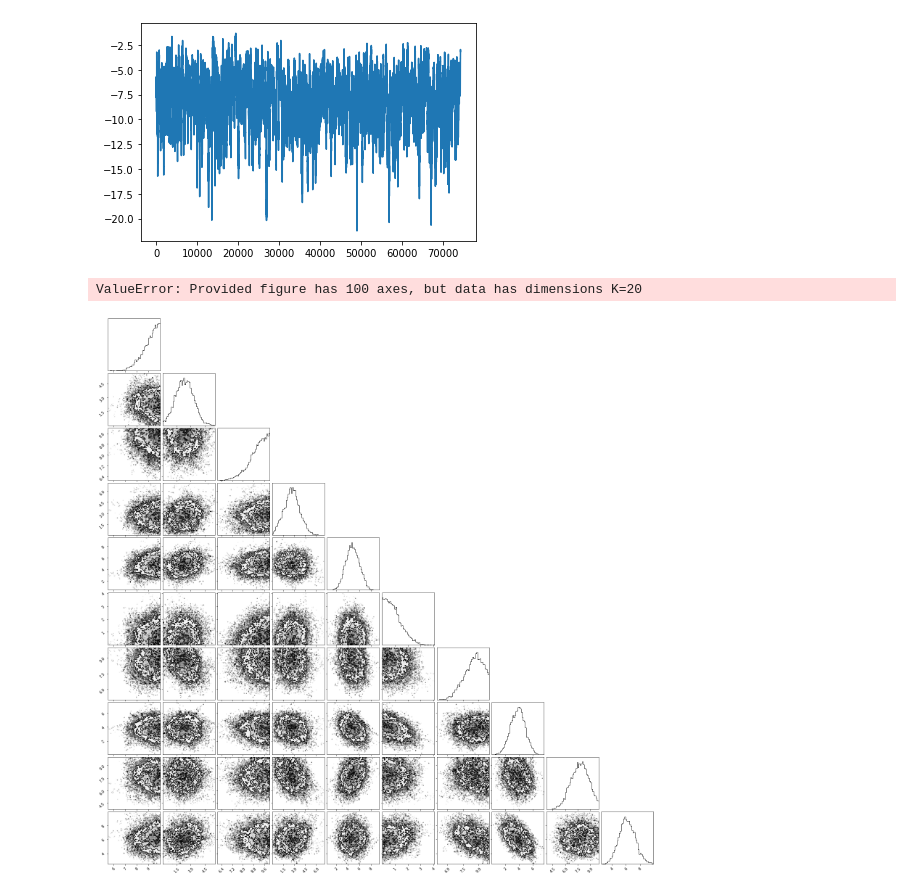
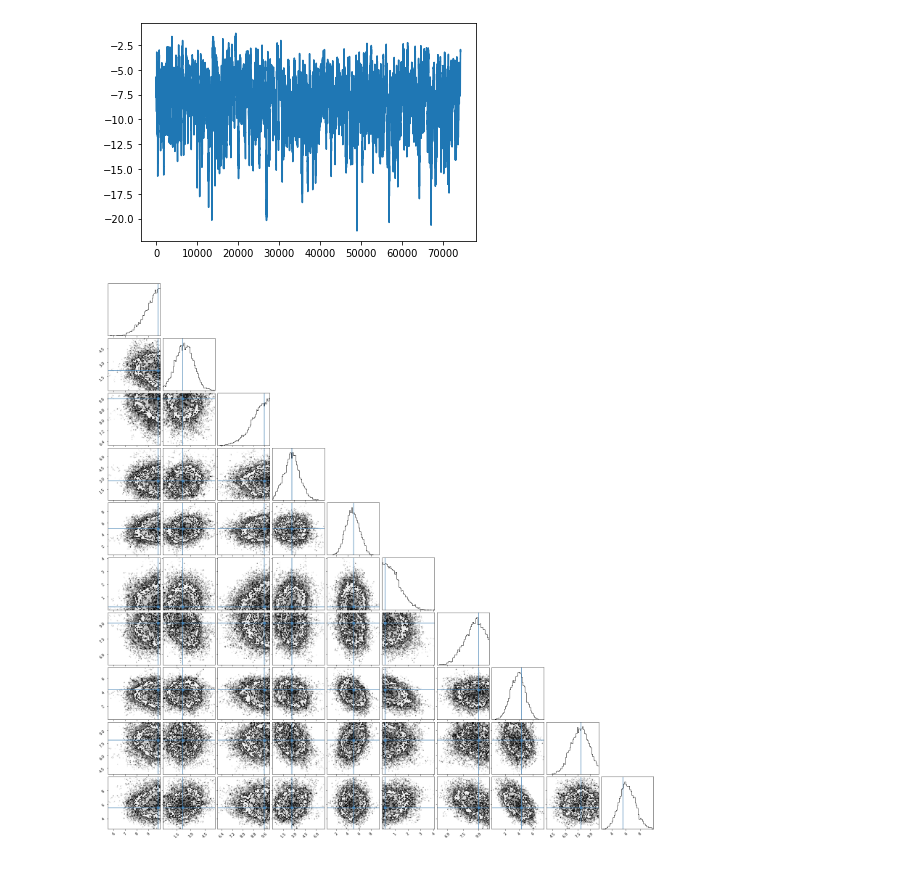
Before and after one commit to nanograv/PTMCMCSampler, a Jupyter notebook: examples/simple.ipynb, the cells around one changed output. Saved outputs shown, nothing was run; the diff lists cells and outputs as text; code cells hidden in the pictures.

```diff
--- a/examples/simple.ipynb
+++ b/examples/simple.ipynb
@@ -132,7 +132,6 @@ plt.plot(data[burn:,-4])
 # %%
 # get the true values and plot the posteriors for the first 10 parameters
 truth = glo.mu
-corner.corner(chaint[burn:,:10], bins=50, truths=truth);
+corner.corner(chaint[burn:,:10], bins=50, truths=truth[:10]);
 # %% [output]
-ValueError: Provided figure has 100 axes, but data has dimensions K=20
-[figure, old version]
+[figure, new version]
```
